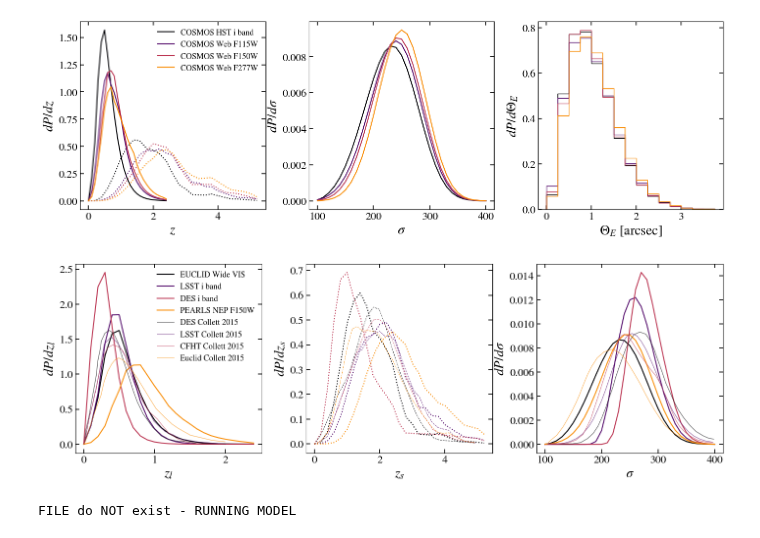
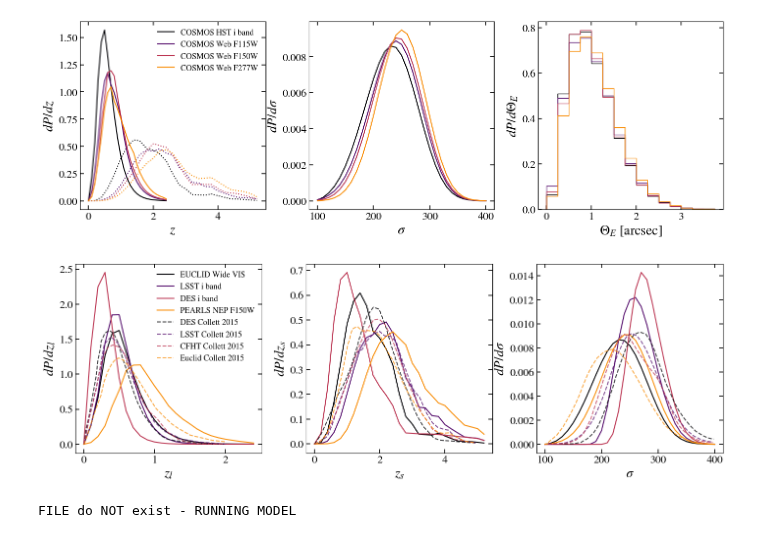
Before and after one commit to Ferr013/GALESS, a Jupyter notebook: examples/paper_figures.ipynb, the cells around one changed output. Saved outputs shown, nothing was run; the diff lists cells and outputs as text; code cells hidden in the pictures.

Commit message:
Comparison with Collett 2015 - clearer plot

```diff
--- a/examples/paper_figures.ipynb
+++ b/examples/paper_figures.ipynb
@@ -224,47 +224,47 @@ for title in surveys_selection:
                                                 photo_band = photo_band, mag_cut=cut, arc_mu_threshold = arc_mu_thr,
                                                 Phi_vel_disp = VDF, LENS_LIGHT_FLAG = False)
         matrix_LL, Theta_E_LL, prob_LL = ls.calculate_num_lenses_and_prob(
                                                 sigma_array, zl_array, zs_array, M_array, limit, area,
                                                 seeing, min_SNR, exp_time_sec, sky_bckgnd_m, zero_point_m,
                                                 photo_band = photo_band, mag_cut=cut, arc_mu_threshold = arc_mu_thr,
                                                 Phi_vel_disp = VDF, LENS_LIGHT_FLAG = True)
         utils.save_pickled_files(title,  matrix_LL, Theta_E_LL, prob_LL, matrix_noLL, Theta_E_noLL, prob_noLL)
     matrix  = matrix_LL  if 1 else matrix_noLL
     Theta_E = Theta_E_LL if 1 else Theta_E_noLL
     __col__ = next(_col_)
     _n, __n, ___n, P_zs, P_zl, P_sg = ls.get_N_and_P_projections(matrix, sigma_array, zl_array, zs_array, 1)
     ax[0].plot(zl_array, P_zl, c=__col__, ls='-' , lw=1.5, label=title)
-    ax[1].plot(zs_array, P_zs, c=__col__, ls=':' , lw=1.5)
+    ax[1].plot(zs_array, P_zs, c=__col__, ls='-' , lw=1.5)
     ax[2].plot(sigma_array, P_sg, c=__col__, ls='-' , lw=1.5)
 
 _col_  = iter(cmap_c(np.linspace(0, 1, len(surveys_selection)+1)))
 __col__ = next(_col_)
-ax[0].plot(C15_DES_zl.T[0], C15_DES_zl.T[1], c=__col__, ls = '-', alpha= 0.75, lw = 0.75, label = 'DES Collett 2015')
-ax[1].plot(C15_DES_zs.T[0], C15_DES_zs.T[1], c=__col__, ls = '--', alpha= 0.75, lw = 0.75)
-ax[2].plot(C15_DES_sg.T[0], C15_DES_sg.T[1], c=__col__, ls = '-', alpha= 0.75, lw = 0.75)
+ax[0].plot(C15_DES_zl.T[0], C15_DES_zl.T[1], c=__col__, ls = '--', alpha= 0.75, label = 'DES Collett 2015')
+ax[1].plot(C15_DES_zs.T[0], C15_DES_zs.T[1], c=__col__, ls = '--', alpha= 0.75)
+ax[2].plot(C15_DES_sg.T[0], C15_DES_sg.T[1], c=__col__, ls = '--', alpha= 0.75)
 __col__ = next(_col_)
-ax[0].plot(C15_LSST_zl.T[0], C15_LSST_zl.T[1], c=__col__, ls = '-', alpha= 0.75, lw = 0.75, label = 'LSST Collett 2015')
-ax[1].plot(C15_LSST_zs.T[0], C15_LSST_zs.T[1], c=__col__, ls = '--', alpha= 0.75, lw = 0.75)
-ax[2].plot(C15_LSST_sg.T[0], C15_LSST_sg.T[1], c=__col__, ls = '-', alpha= 0.75, lw = 0.75)
+ax[0].plot(C15_LSST_zl.T[0], C15_LSST_zl.T[1], c=__col__, ls = '--', alpha= 0.75, label = 'LSST Collett 2015')
+ax[1].plot(C15_LSST_zs.T[0], C15_LSST_zs.T[1], c=__col__, ls = '--', alpha= 0.75)
+ax[2].plot(C15_LSST_sg.T[0], C15_LSST_sg.T[1], c=__col__, ls = '--', alpha= 0.75)
 __col__ = next(_col_)
-ax[0].plot(C15_CFHT_zl.T[0], C15_CFHT_zl.T[1], c=__col__, ls = '-', alpha= 0.75, lw = 0.75, label = 'CFHT Collett 2015')
-ax[1].plot(C15_CFHT_zs.T[0], C15_CFHT_zs.T[1], c=__col__, ls = '--', alpha= 0.75, lw = 0.75)
-ax[2].plot(C15_CFHT_sg.T[0], C15_CFHT_sg.T[1], c=__col__, ls = '-', alpha= 0.75, lw = 0.75)
+ax[0].plot(C15_CFHT_zl.T[0], C15_CFHT_zl.T[1], c=__col__, ls = '--', alpha= 0.75, label = 'CFHT Collett 2015')
+ax[1].plot(C15_CFHT_zs.T[0], C15_CFHT_zs.T[1], c=__col__, ls = '--', alpha= 0.75)
+ax[2].plot(C15_CFHT_sg.T[0], C15_CFHT_sg.T[1], c=__col__, ls = '--', alpha= 0.75)
 __col__ = next(_col_)
-ax[0].plot(C15_Euclid_zl.T[0], C15_Euclid_zl.T[1], c=__col__, ls = '-', alpha= 0.75, lw = 0.75, label = 'Euclid Collett 2015')
-ax[1].plot(C15_Euclid_zs.T[0], C15_Euclid_zs.T[1], c=__col__, ls = '--', alpha= 0.75, lw = 0.75)
-ax[2].plot(C15_Euclid_sg.T[0], C15_Euclid_sg.T[1], c=__col__, ls = '-', alpha= 0.75, lw = 0.75)
+ax[0].plot(C15_Euclid_zl.T[0], C15_Euclid_zl.T[1], c=__col__, ls = '--', alpha= 0.75, label = 'Euclid Collett 2015')
+ax[1].plot(C15_Euclid_zs.T[0], C15_Euclid_zs.T[1], c=__col__, ls = '--', alpha= 0.75)
+ax[2].plot(C15_Euclid_sg.T[0], C15_Euclid_sg.T[1], c=__col__, ls = '--', alpha= 0.75)
 
 ax[0].set_xlabel(r'$z_l$', fontsize=20)
 ax[0].set_ylabel(r'$dP/dz_l$', fontsize=20)
 ax[1].set_xlabel(r'$z_s$', fontsize=20)
 ax[1].set_ylabel(r'$dP/dz_s$', fontsize=20)
 ax[2].set_xlabel(r'$\sigma$', fontsize=20)
 ax[2].set_ylabel(r'$dP/d\sigma$', fontsize=20)
 ax[0].legend(fontsize=12)
 plt.show()
 # %% [output]
-[figure, old version]
+[figure, new version]
 # %%
 ### COMPUTING FAURE COSMOS HST DISTRIBUTION ###
 for title in ['COSMOS HST i band FAURE', 'COSMOS HST i band FAURE Geng']:
```
